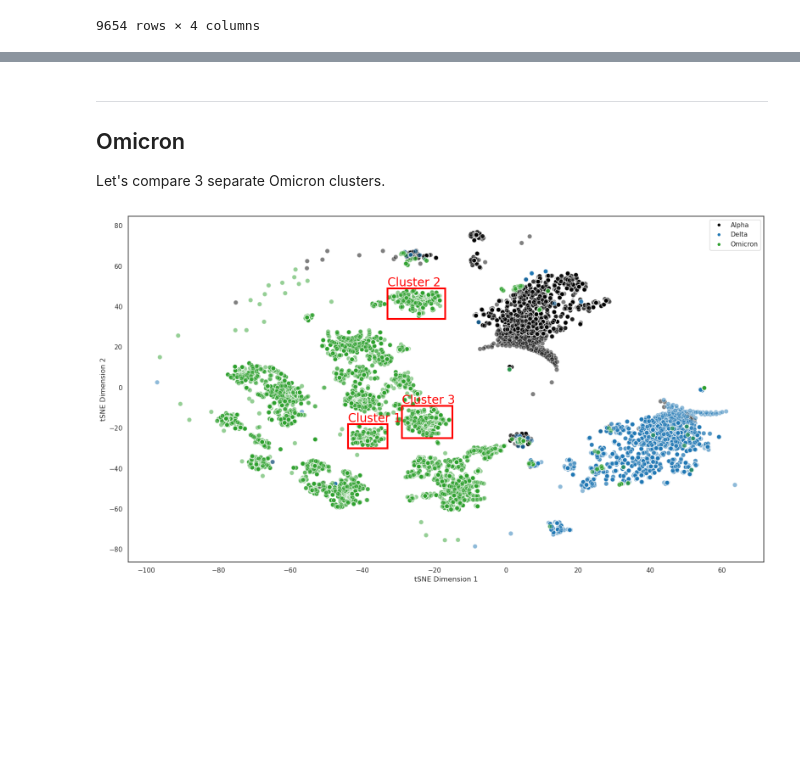
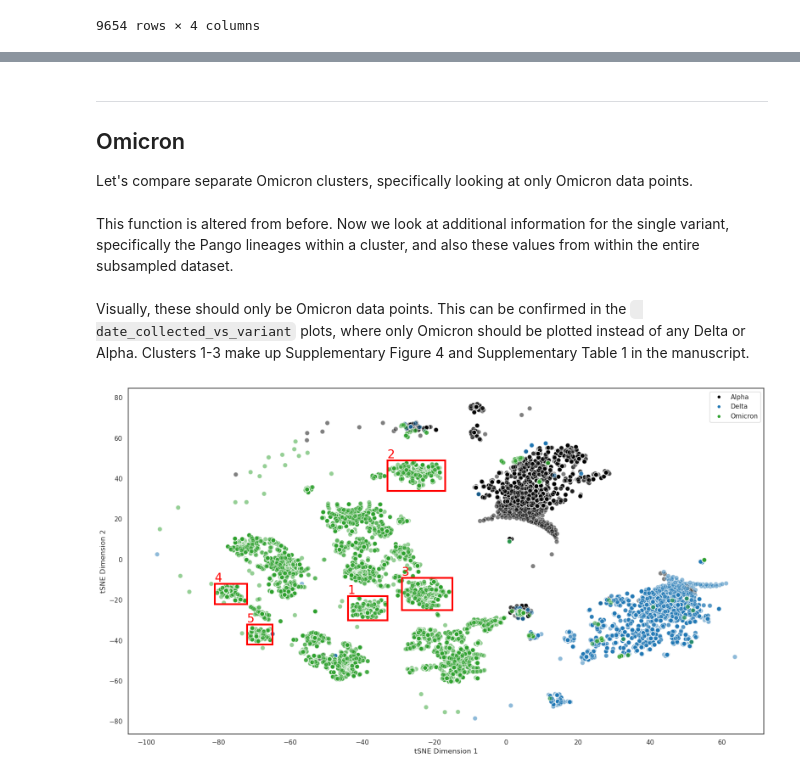
Before and after one commit to hubin-keio/Spike_NLP, a Jupyter notebook: notebooks/lineage_analysis_notes.ipynb, the cells around one changed output, grey strips where cells are left out. Drawn from its saved outputs; the diff is of its cells as text; code cells hidden in the pictures; blank space fills up the shorter version.

```diff
--- a/notebooks/lineage_analysis_notes.ipynb
+++ b/notebooks/lineage_analysis_notes.ipynb
@@ -685,11 +683,11 @@ Total values in table: 35.13379182176217
 # %% [markdown]
 ---
 ## Omicron
-Let's compare 3 separate Omicron clusters.
+Let's compare separate Omicron clusters, specifically looking at only Omicron data points.
 # %%
 import matplotlib.patches as patches
 
-def plot_from_embedding_multi(csv_file, type, cluster_ranges: list):
+def plot_from_embedding_multi_variant(csv_file, type, cluster_ranges: list):
     df = pd.read_csv(csv_file, sep=',', header=0)
 
     sns.set_theme(style="white")
@@ -698,10 +696,7 @@ def plot_from_embedding_multi(csv_file, type, cluster_ranges: list):
     cmap = {'Alpha': 'black', 'Delta': 'tab:blue', 'Omicron': 'tab:green'}
 
     variant_labels = sorted(df["variant"].unique())
-    variant_colors = {}
-    for variant in variant_labels:
-        if variant in cmap:
-            variant_colors[variant] = cmap[variant]
+    variant_colors = {variant: cmap[variant] for variant in variant_labels}
 
     df['colors'] = [variant_colors[variant] for variant in df['variant']]
 
@@ -721,10 +716,12 @@ def plot_from_embedding_multi(csv_file, type, cluster_ranges: list):
                                   linewidth=3, edgecolor='red', facecolor='none')
         plt.gca().add_patch(rect)
         # Labeling the rectangle
-        plt.text(cluster_range['DIM_1_min'], cluster_range['DIM_2_max']+1, f'Cluster {idx}', color='red', fontsize=20)
+        plt.text(cluster_range['DIM_1_min'], cluster_range['DIM_2_max']+1, f'{idx}', color='red', fontsize=20)
 
     plt.xlabel(f'{type} Dimension 1')
     plt.ylabel(f'{type} Dimension 2')
     plt.legend(handles=legend_handles, loc='upper right')
     plt.tight_layout()
-    plt.savefig(csv_file.replace('_coordinates.csv', '_plot_3_omicron.pdf'), format='pdf')
+    plt.savefig(csv_file.replace('_coordinates.csv', f'_plot_{type}_multi_variant.pdf'), format='pdf')
+# %% [markdown]
+This function is altered from before. Now we look at additional information for the single variant, specifically the Pango lineages within a cluster, and also these values from within the entire subsampled dataset.
@@ -731,19 +756,34 @@ def plot_from_embedding_multi(csv_file, type, cluster_ranges: list):
+# %% [markdown]
+Visually, these should only be Omicron data points. This can be confirmed in the ` date_collected_vs_variant` plots, where only Omicron should be plotted instead of any Delta or Alpha. Clusters 1-3 make up Supplementary Figure 4 and Supplementary Table 1 in the manuscript.
 # %%
-omicron1_range = {'DIM_1_min': -44,
+omicron_cluster1 = {'DIM_1_min': -44,
                   'DIM_1_max': -33,
                   'DIM_2_min': -30,
                   'DIM_2_max': -18}
 
-omicron2_range = {'DIM_1_min': -33,
+omicron_cluster2 = {'DIM_1_min': -33,
                   'DIM_1_max': -17,
                   'DIM_2_min': 34,
                   'DIM_2_max': 49}
 
-omicron3_range = {'DIM_1_min': -29,
+omicron_cluster3 = {'DIM_1_min': -29,
                   'DIM_1_max': -15,
                   'DIM_2_min': -25,
                   'DIM_2_max': -9}
 
-plot_from_embedding_multi(tsne_list, 'tSNE', [omicron1_range, omicron2_range, omicron3_range])
+omicron_cluster4 = {'DIM_1_min': -81,
+                  'DIM_1_max': -72,
+                  'DIM_2_min': -22,
+                  'DIM_2_max': -12}
+
+omicron_cluster5 = {'DIM_1_min': -72,
+                  'DIM_1_max': -65,
+                  'DIM_2_min': -42,
+                  'DIM_2_max': -32}
+
+omicron_cluster_ranges = [omicron_cluster1, omicron_cluster2, omicron_cluster3,
+                          omicron_cluster4, omicron_cluster5]
+
+plot_from_embedding_multi_variant(tsne_list, 'tSNE', omicron_cluster_ranges)
 # %% [output]
-[figure, old version]
+[figure, new version]
```
Also changed, not shown: parts of 12 cells of this notebook, 3 other files.
